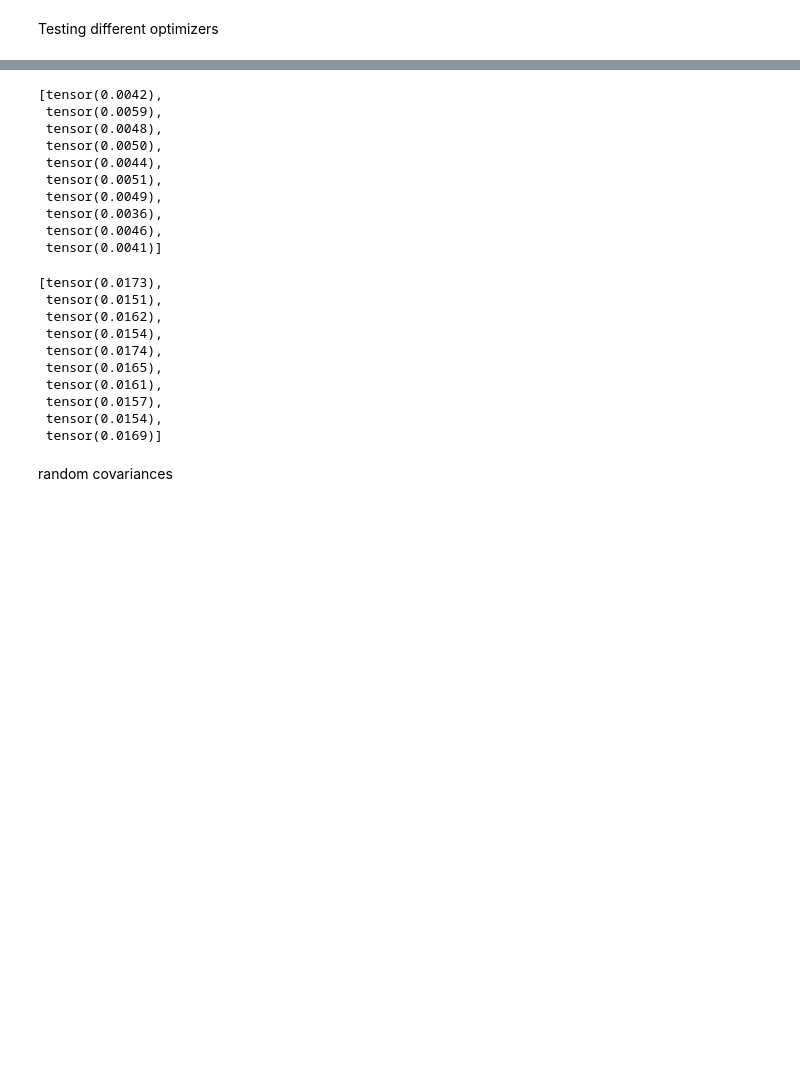
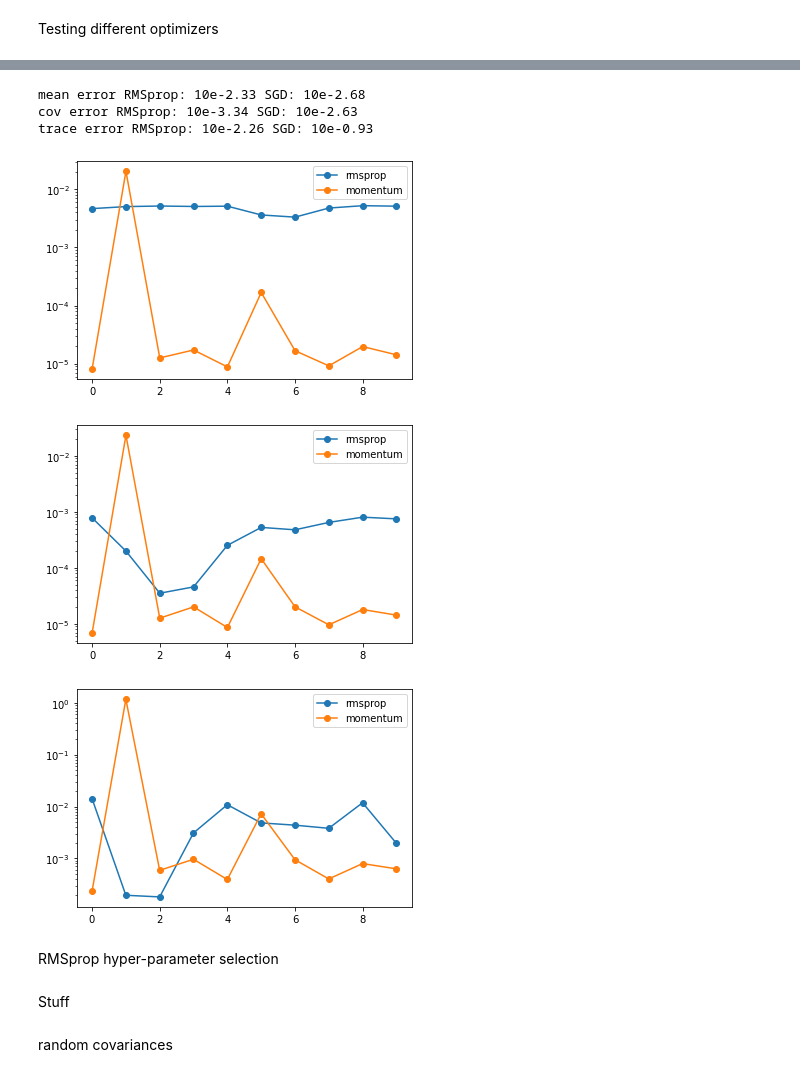
Before and after one commit to jthuemmel/linear_svgd, a Jupyter notebook: testing.ipynb, the cells around one changed output, grey strips where cells are left out. Saved outputs shown, nothing was run; the diff lists cells and outputs as text; code cells hidden in the pictures; blank space fills up the shorter version.

```diff
--- a/testing.ipynb
+++ b/testing.ipynb
@@ -255,7 +193,7 @@ optimizer = my.AdaGrad(eta = 10e-3,alpha = 0.9)
 N = Ns[-1]
 C = Cs[-1]
 
-Xs = []
+Xs = torch.zeros((num_runs,2,N,D))
 Ps = []
 for run in range(num_runs):
     target_mean = standard_normal.sample()
@@ -263,7 +201,10 @@ for run in range(num_runs):
     p = torch.distributions.MultivariateNormal(target_mean,target_covariance)
     x0 = standard_normal.sample([N])
 
-    x_lin = my.svgd(x0,p,num_iter = num_iter,kernel = 'linear',optimizer = optimizer, history = False)
+    optimizer = my.AdaGrad(eta = 10e-3,alpha = 0.9)
+    Xs[run,0] = my.svgd(x0,p,num_iter = num_iter,kernel = 'linear',optimizer = optimizer, history = False)
 
-    Xs.append(x_lin)
+    optimizer2 = my.SGD(eta = 1e-3,gamma = 0.9)
+    Xs[run,1] = my.svgd(x0,p,num_iter = num_iter,kernel = 'linear',optimizer = optimizer2, history = False)
+
     Ps.append(p)
@@ -297,29 +221,41 @@ trace_err
-# %%
-mean_rmse
-# %% [output]
-[tensor(0.0042),
- tensor(0.0059),
- tensor(0.0048),
- tensor(0.0050),
- tensor(0.0044),
- tensor(0.0051),
- tensor(0.0049),
- tensor(0.0036),
- tensor(0.0046),
- tensor(0.0041)]
-# %%
-cov_rmse
-# %% [output]
-[tensor(0.0173),
- tensor(0.0151),
- tensor(0.0162),
- tensor(0.0154),
- tensor(0.0174),
- tensor(0.0165),
- tensor(0.0161),
- tensor(0.0157),
- tensor(0.0154),
- tensor(0.0169)]
+# %%
+mean_rmse = torch.zeros((num_runs,2))
+cov_rmse = torch.zeros((num_runs,2))
+trace_err = torch.zeros((num_runs,2))
+for i in range(num_runs):
+    for j in range(2):
+        mean_rmse[i,j] = torch.sqrt(torch.mean(torch.square(torch.mean(Xs[i,j],0)-Ps[i].mean)))
+        cov_rmse[i,j] = torch.sqrt(torch.mean(torch.square(my.estimate_cov(Xs[i,j])-Ps[i].covariance_matrix)))
+        trace_err[i,j] = torch.abs(torch.trace(my.estimate_cov(Xs[i,j])-Ps[i].covariance_matrix))
+# %%
+print('mean error RMSprop: 10e{:.2f} SGD: 10e{:.2f}'.format(torch.log10(torch.mean(mean_rmse[:,0])),
+    torch.log10(torch.mean(mean_rmse[mean_rmse[:,1]==mean_rmse[:,1],1],0))))
+print('cov error RMSprop: 10e{:.2f} SGD: 10e{:.2f}'.format(torch.log10(torch.mean(cov_rmse[:,0])),
+    torch.log10(torch.mean(cov_rmse[cov_rmse[:,1]==cov_rmse[:,1],1],0))))
+print('trace error RMSprop: 10e{:.2f} SGD: 10e{:.2f}'.format(torch.log10(torch.mean(trace_err[:,0])),
+    torch.log10(torch.mean(trace_err[trace_err[:,1]==trace_err[:,1],1],0))))
+# %% [output]
+mean error RMSprop: 10e-2.33 SGD: 10e-2.68
+cov error RMSprop: 10e-3.34 SGD: 10e-2.63
+trace error RMSprop: 10e-2.26 SGD: 10e-0.93
+# %%
+plt.semilogy(mean_rmse,'o-')
+plt.legend(labels=['rmsprop','momentum'])
+plt.show()
+plt.semilogy(cov_rmse,'o-')
+plt.legend(labels=['rmsprop','momentum'])
+plt.show()
+plt.semilogy(trace_err,'o-')
+plt.legend(labels=['rmsprop','momentum'])
+plt.show()
+# %% [output]
+[figure, added]
+[figure, added]
+[figure, added]
+# %% [markdown]
+RMSprop hyper-parameter selection
+# %% [markdown]
+Stuff
 # %%
 def rbf_kernel(x,N,h=-1):
     #pairwise squared euclidean distances
```
Also changed, not shown: parts of 16 cells of this notebook, 1 other file.
